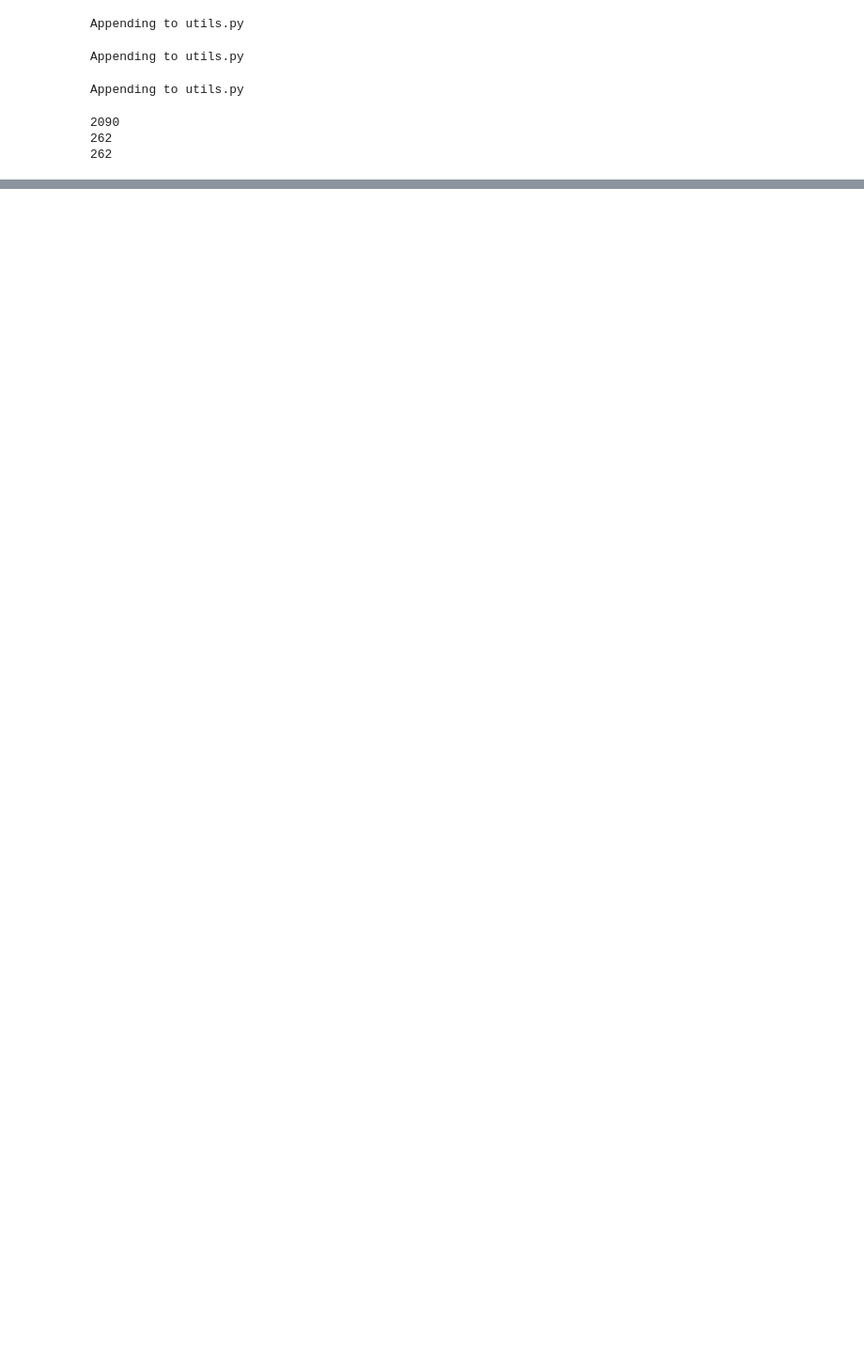
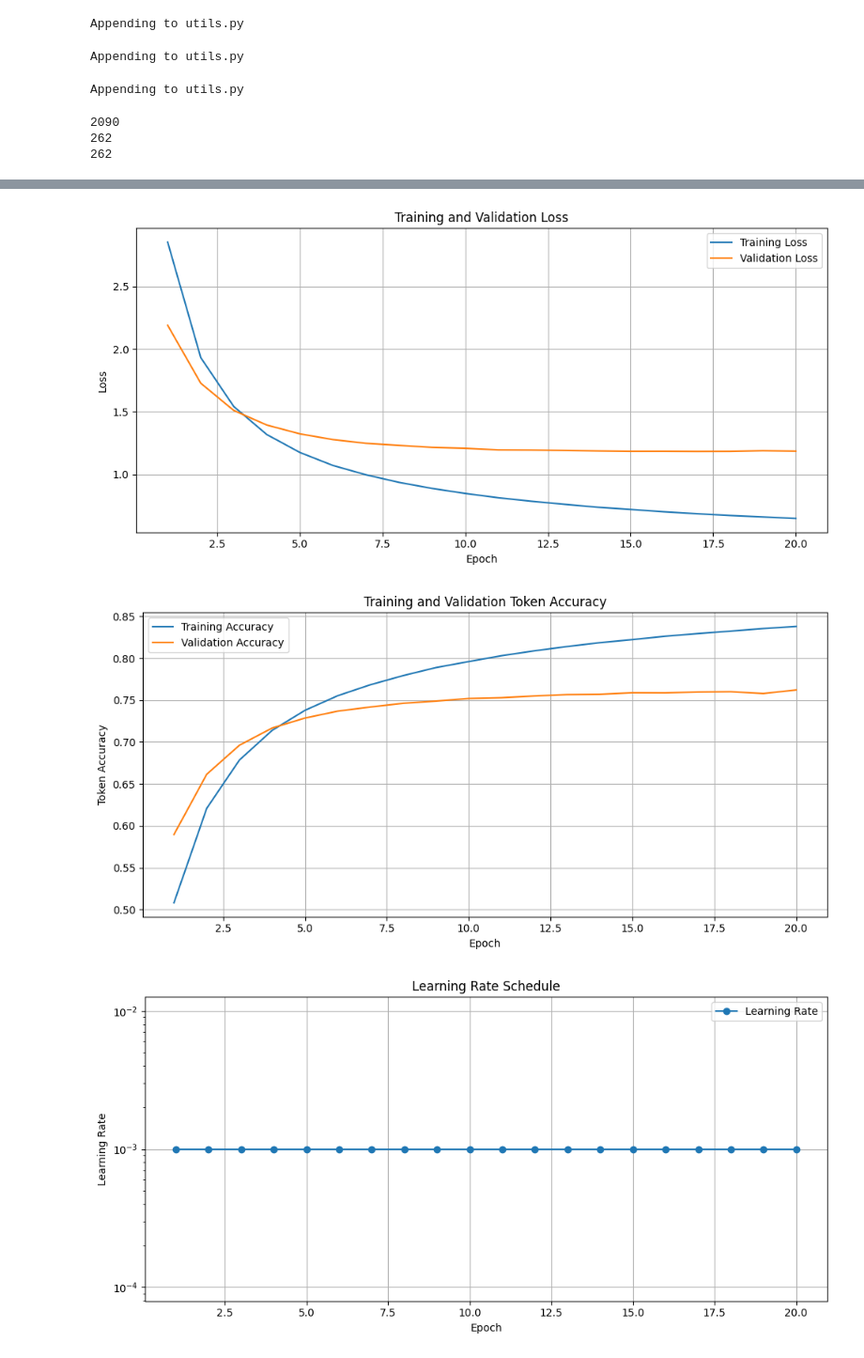
Before and after one commit to davidmba819/english-french-machine-translation, a Jupyter notebook: notebooks/02_gru_translation.ipynb, the cells around one changed output, grey strips where cells are left out. Shown at 94% size. Drawn from its saved outputs; the diff is of its cells as text; code cells hidden in the pictures; blank space fills up the shorter version.

```diff
--- a/notebooks/02_gru_translation.ipynb
+++ b/notebooks/02_gru_translation.ipynb
@@ -647,0 +916,31 @@ fatal: could not read Username for 'https://github.com': No such device or addre
+# %%
+criterion = nn.CrossEntropyLoss(
+    ignore_index=FR_PAD_ID,
+)
+
+optimizer = torch.optim.Adam(
+    model.parameters(),
+    lr=LEARNING_RATE,
+    weight_decay=WEIGHT_DECAY,
+)
+
+scheduler = torch.optim.lr_scheduler.ReduceLROnPlateau(
+    optimizer,
+    mode="min",
+    factor=SCHEDULER_FACTOR,
+    patience=SCHEDULER_PATIENCE,
+    min_lr=MIN_LEARNING_RATE,
+)
+# %%
+history_e1 = train_model(
+    model=model,
+    train_loader=train_loader,
+    val_loader=val_loader,
+    optimizer=optimizer,
+    criterion=criterion,
+    scheduler=scheduler,
+    num_epochs=NUM_EPOCHS,
+    en_pad_id=EN_PAD_ID,
+    fr_pad_id=FR_PAD_ID,
+    device=device,
+)
@@ -647,0 +968,6 @@ fatal: could not read Username for 'https://github.com': No such device or addre
+# %%
+plot_training_history(history_e1)
+# %% [output]
+[figure, added]
+[figure, added]
+[figure, added]
```
Also changed, not shown: parts of 30 cells of this notebook.
